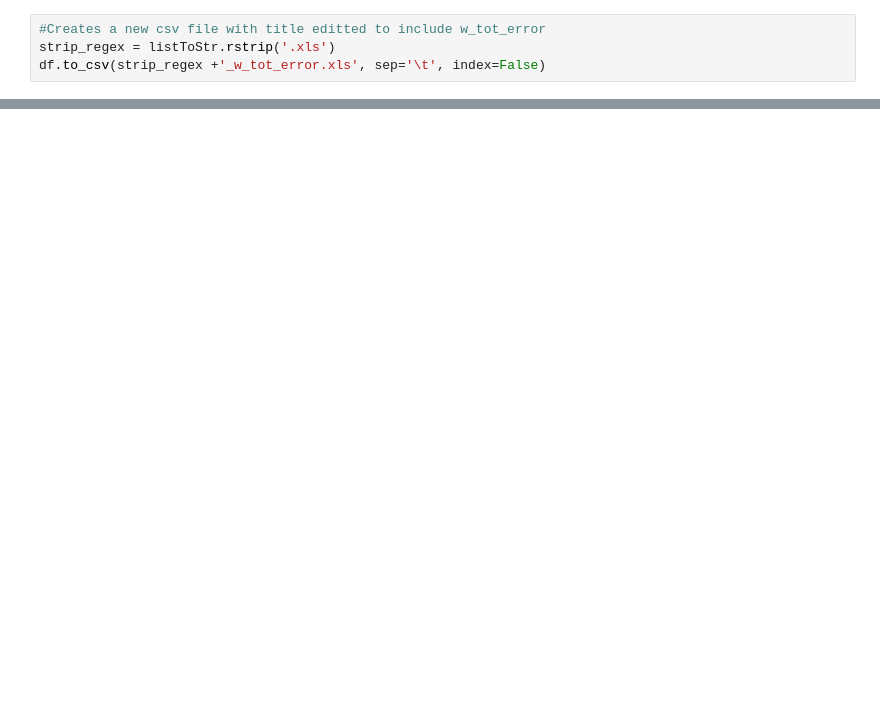
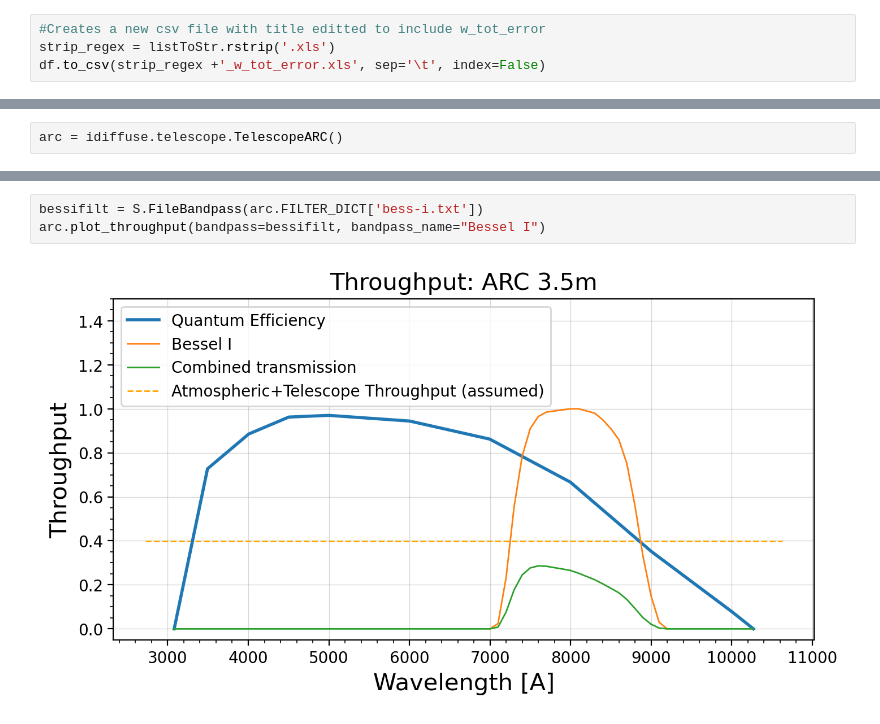
Before and after one commit to mam7337/PSU-Research, a Jupyter notebook: Scintillation_error.ipynb, the cells around one changed output, grey strips where cells are left out. Drawn from its saved outputs; the diff is of its cells as text; blank space fills up the shorter version.

```diff
--- a/Scintillation_error.ipynb
+++ b/Scintillation_error.ipynb
@@ -102,0 +154,2 @@ df.to_csv(strip_regex +'_w_tot_error.xls', sep='\t', index=False)
+# %%
+arc = idiffuse.telescope.TelescopeARC()
@@ -102,0 +170,5 @@ df.to_csv(strip_regex +'_w_tot_error.xls', sep='\t', index=False)
+# %%
+bessifilt = S.FileBandpass(arc.FILTER_DICT['bess-i.txt'])
+arc.plot_throughput(bandpass=bessifilt, bandpass_name="Bessel I")
+# %% [output]
+[figure, added]
```
Also changed, not shown: parts of 10 cells of this notebook, 1 other file.
